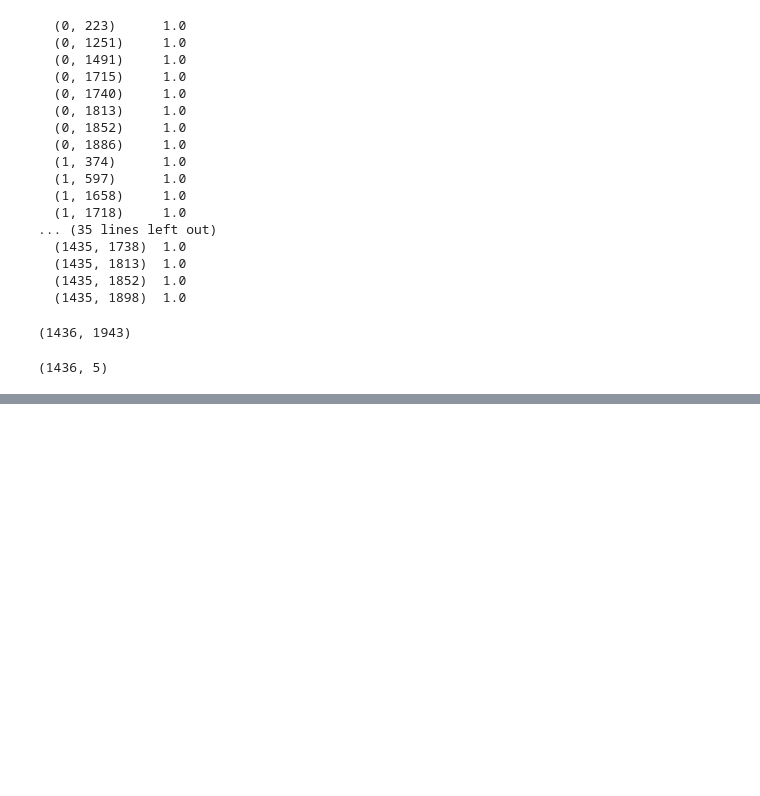
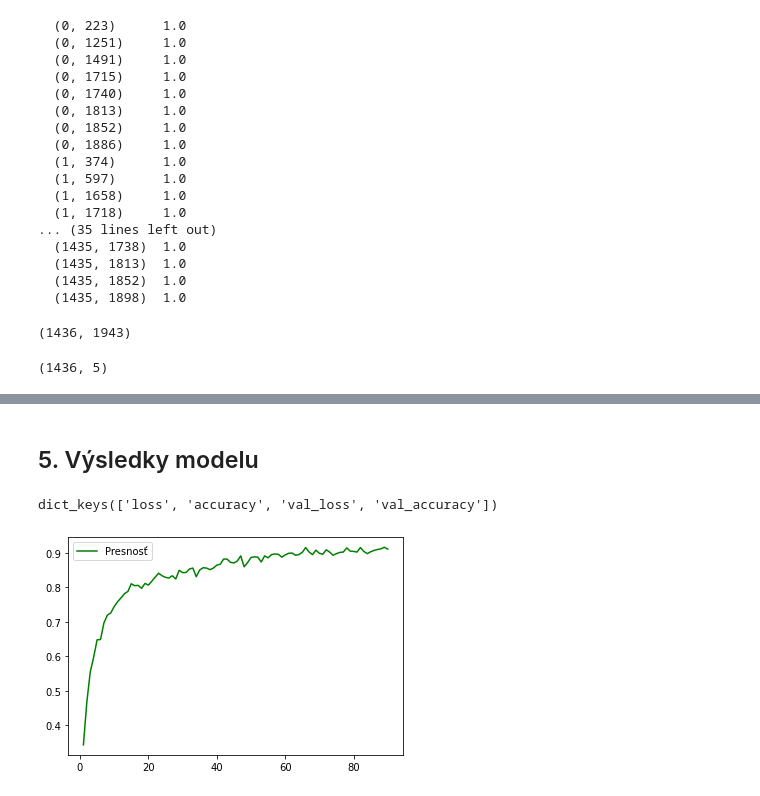
Before and after one commit to juraj-vanko/VankoJ_NS2021, a Jupyter notebook: VankoJ_NS2021.ipynb, the cells around one changed output, grey strips where cells are left out. Drawn from its saved outputs; the diff is of its cells as text; code cells hidden in the pictures; blank space fills up the shorter version.

Commit message:
Reformate code, add plots
Pridanie pár komentárov, vytvorenie grafu chybovosti a presnosti, finishovanie kódu

```diff
--- a/VankoJ_NS2021.ipynb
+++ b/VankoJ_NS2021.ipynb
@@ -373,7 +372,6 @@ print(block)
 x_val = X_train_enc_sc[:block]
 partial_x_train = X_train_enc_sc[block:]
 y_val = y_train_cat[:block]
-partial_y_train = y_train_cat[block:]
-y_val
+partial_y_train = y_t&rain_cat[block:]
 # %% [output]
 359
@@ -446,3 +436,7 @@ Epoch 90/90
+# %% [markdown]
+## 5. Výsledky modelu
 # %%
 history_dict = history.history
 history_dict.keys()
+# %% [output]
+dict_keys(['loss', 'accuracy', 'val_loss', 'val_accuracy'])
@@ -458,0 +443,13 @@ plt.show()
+# %%
+#Vykreslenie grafu, ktorý ukazuje na priebeh učenia pri presnosti.
+#Avšak táto hodnota, ktorá je v grafe je odlišná od skutočnosti, keďže náš model pri testovaej
+#vzorke je okolo 65%
+accuracy = history_dict["accuracy"]
+
+epochs = range(1, len(accuracy) + 1)
+
+plt.plot(epochs, accuracy, color='g', label='Presnosť')
+plt.legend()
+plt.show()
+# %% [output]
+[figure, added]
```
Also changed, not shown: parts of 10 cells of this notebook.
